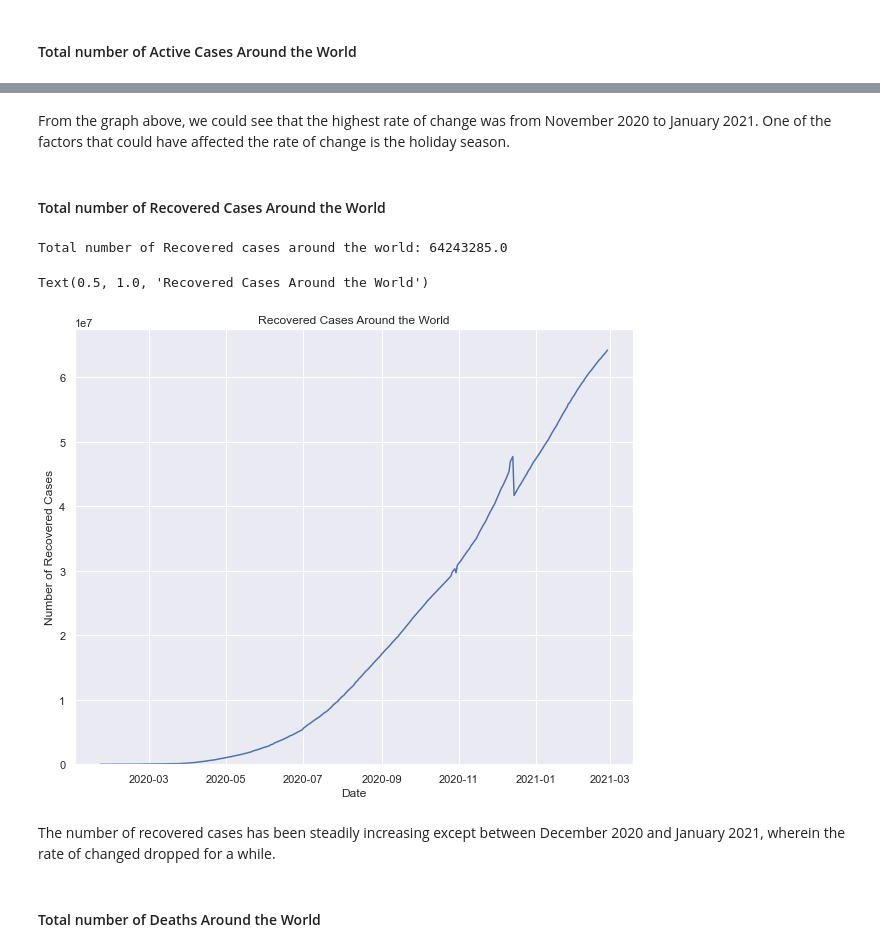
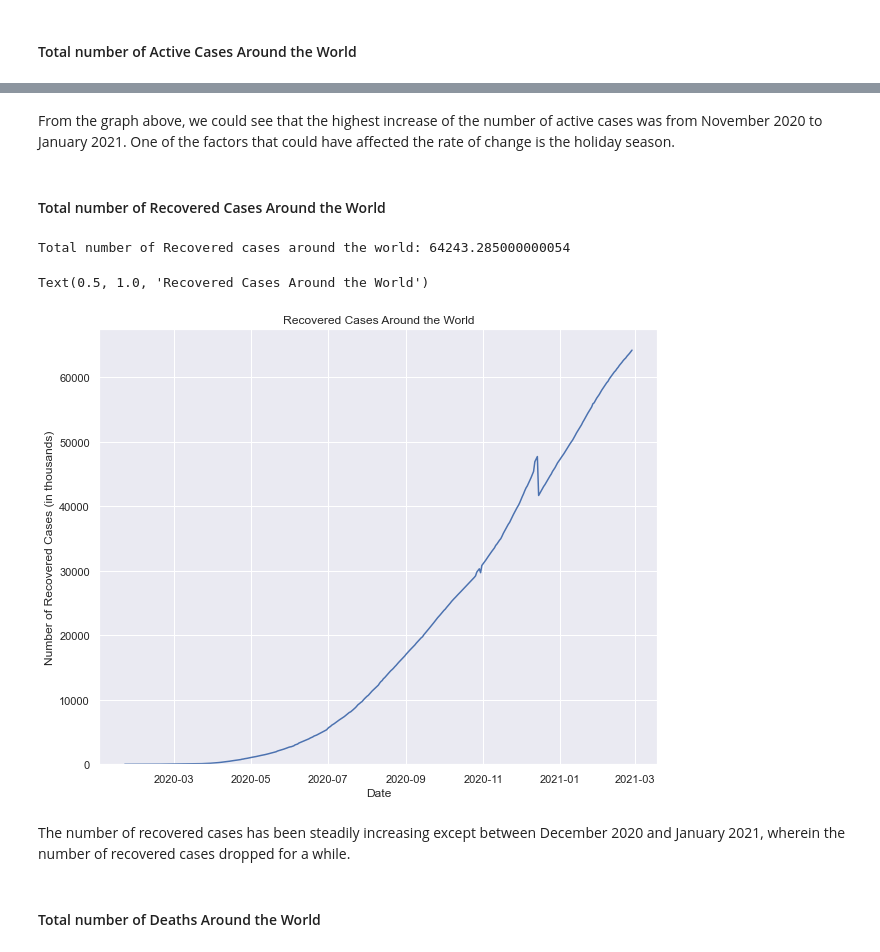
Before and after one commit to chezkacruz/lyrid-training, a Jupyter notebook: lyrid-training/tidy tuesdays 1/tidy tuesdays 1.ipynb, the cells around one changed output, grey strips where cells are left out. Cells and saved outputs as stored; diff of their text form; code cells hidden in the pictures.

```diff
--- a/lyrid-training/tidy tuesdays 1/tidy tuesdays 1.ipynb
+++ b/lyrid-training/tidy tuesdays 1/tidy tuesdays 1.ipynb
@@ -73 +148,6 @@ duplicate
+# %%
+# Cases (in millions / thousands)
+data['Confirmed (in thousands)'] = data['Confirmed'] / 1000
+data['Recovered (in thousands)'] = data['Recovered'] / 1000
+data['Deaths (in thousands)'] = data['Deaths'] / 1000
 # %% [markdown]
@@ -79,5 +155,3 @@ Let us now remove unnecessary symbols from the Country/Region to ensure that all
-# %%
-data['Country/Region'] = data['Country/Region'].map(lambda x: x.lstrip('+-\(\)\'\'').rstrip('aAbBcC'))
 # %% [markdown]
 <h2>Data Analysis</h2>
 # %% [markdown]
@@ -115,3 +161,3 @@ data['ObservationDate'] = pd.to_datetime(data['ObservationDate'], format='%m/%d/
 # %%
 #group by date
-groupdate=data.groupby(["ObservationDate"]).agg({"Confirmed":'sum',"Recovered":'sum',"Deaths":'sum'})
+groupdate=data.groupby(["ObservationDate"]).agg({"Confirmed (in thousands)":'sum',"Recovered (in thousands)":'sum',"Deaths (in thousands)":'sum'})
@@ -146,13 +193,14 @@ As we can see on the graph, the rate of change (slope) of the graph is still hig
 <h4>Total number of Active Cases Around the World</h4>
 # %%
 # get total number of active cases
-groupdate["Active"] = groupdate["Confirmed"]-groupdate["Recovered"]-groupdate["Deaths"]
-print('Total number of Active cases around the world: %s' % groupdate["Active"].iloc[-1])
+
+groupdate["Active (in thousands)"] = groupdate["Confirmed (in thousands)"]-groupdate["Recovered (in thousands)"]-groupdate["Deaths (in thousands)"]
+print('Total number of Active cases around the world: %s' % groupdate["Active (in thousands)"].iloc[-1])
 
 #graph the data
-fig = sns.lineplot(data=groupdate["Active"], x=groupdate.index, y=groupdate["Active"])
+fig = sns.lineplot(data=groupdate["Active (in thousands)"], x=groupdate.index, y=groupdate["Active (in thousands)"])
 sns.set(rc={'figure.figsize':(10,8)})
-fig.set_ylabel("Active")
+fig.set_ylabel("Active (in thousands)")
 fig.set_xlabel("Date")
 fig.set_ylim(ymin=0)
 fig.set_title("Active Cases Around the World")
@@ -163,24 +211,24 @@ Text(0.5, 1.0, 'Active Cases Around the World')
 # %% [markdown]
-From the graph above, we could see that the highest rate of change was from November 2020 to January 2021. One of the factors that could have affected the rate of change is the holiday season.
+From the graph above, we could see that the highest increase of the number of active cases was from November 2020 to January 2021. One of the factors that could have affected the rate of change is the holiday season.
 # %% [markdown]
 <h4>Total number of Recovered Cases Around the World</h4>
 # %%
 # get total number of recovered cases
-print('Total number of Recovered cases around the world: %s' % groupdate["Recovered"].iloc[-1])
+print('Total number of Recovered cases around the world: %s' % groupdate["Recovered (in thousands)"].iloc[-1])
 
 #graph the data
-fig = sns.lineplot(data=groupdate["Recovered"], x=groupdate.index, y=groupdate["Recovered"])
+fig = sns.lineplot(data=groupdate["Recovered (in thousands)"], x=groupdate.index, y=groupdate["Recovered (in thousands)"])
 sns.set(rc={'figure.figsize':(10,8)})
-fig.set_ylabel("Number of Recovered Cases")
+fig.set_ylabel("Number of Recovered Cases (in thousands)")
 fig.set_xlabel("Date")
 fig.set_ylim(ymin=0)
 fig.set_title("Recovered Cases Around the World")
 # %% [output]
-Total number of Recovered cases around the world: 64243285.0
+Total number of Recovered cases around the world: 64243.285000000054
 Text(0.5, 1.0, 'Recovered Cases Around the World')
-[figure, old version]
+[figure, new version]
 # %% [markdown]
-The number of recovered cases has been steadily increasing except between December 2020 and January 2021, wherein the rate of changed dropped for a while.
+The number of recovered cases has been steadily increasing except between December 2020 and January 2021, wherein the number of recovered cases dropped for a while.
 # %% [markdown]
 <h4>Total number of Deaths Around the World</h4>
 # %%
```
Also changed, not shown: parts of 64 cells of this notebook.
